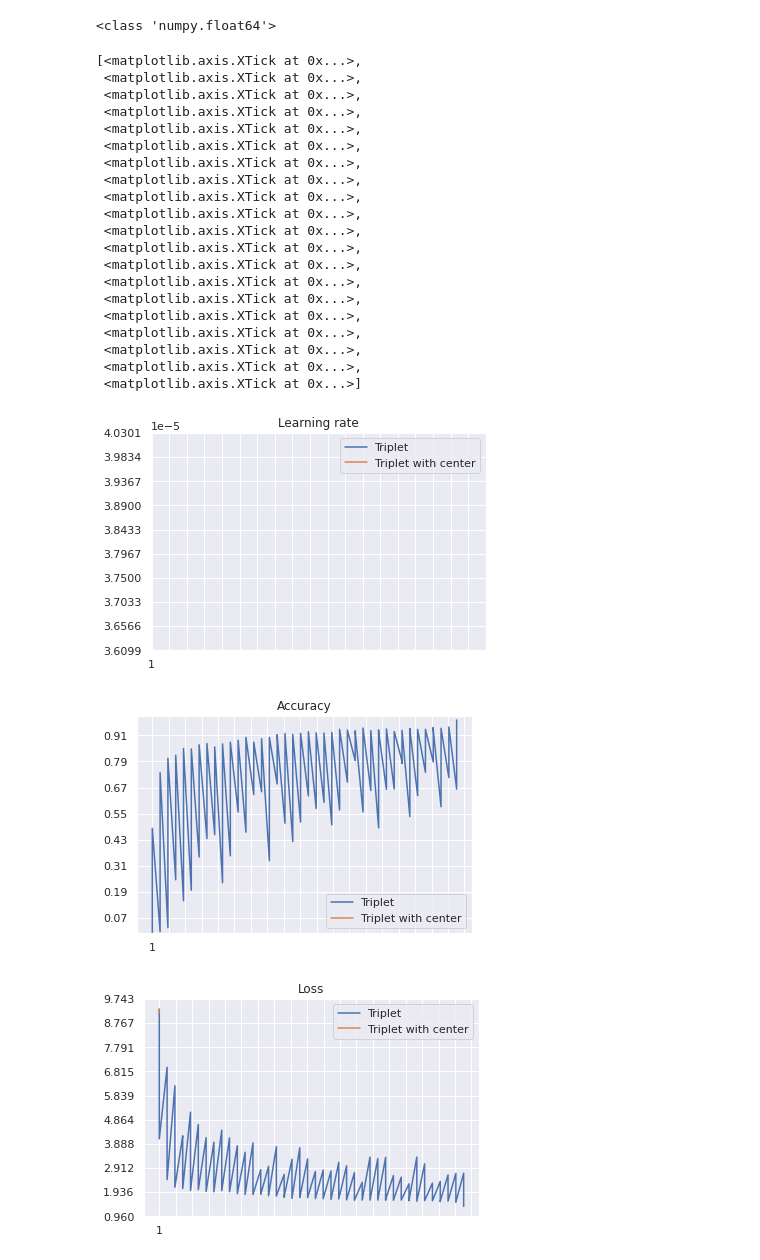
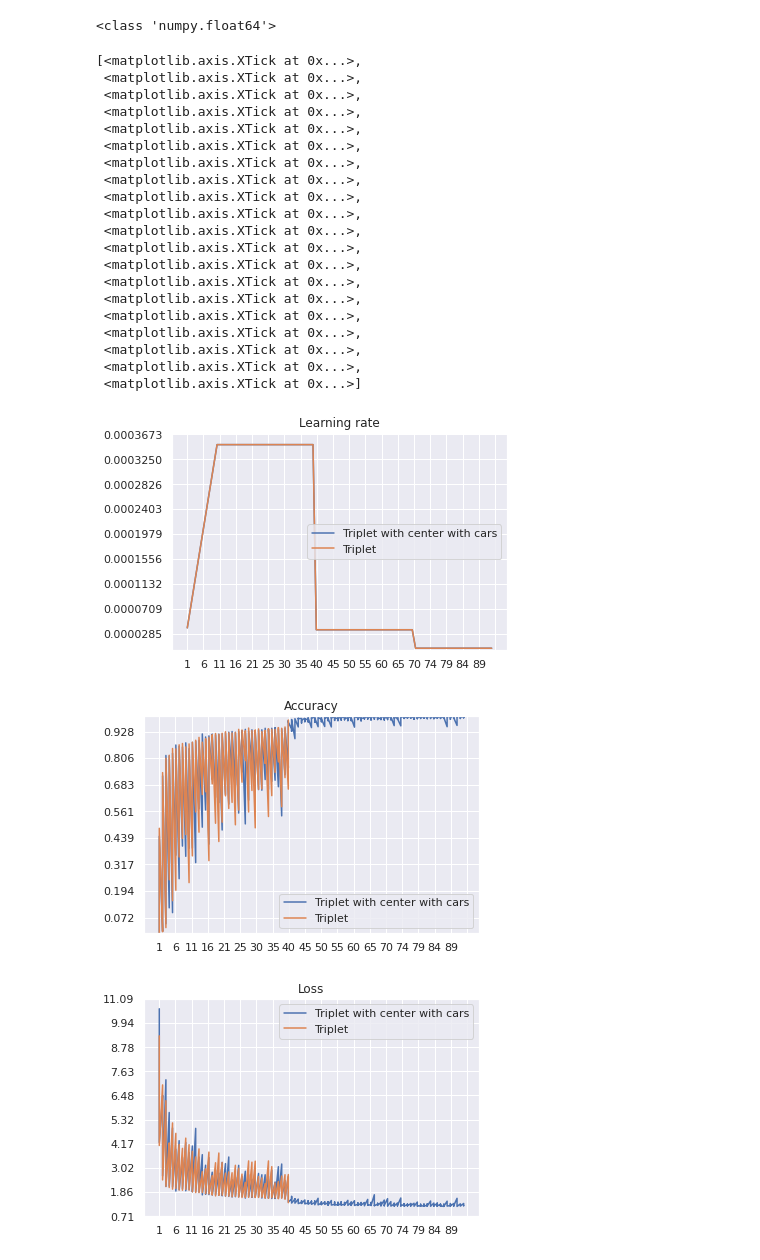
Before and after one commit to nodiz/reid-strong-baseline, a Jupyter notebook: plot log.ipynb, the cells around one changed output. Saved outputs shown, nothing was run; the diff lists cells and outputs as text; code cells hidden in the pictures.

```diff
--- a/plot log.ipynb
+++ b/plot log.ipynb
@@ -4,7 +4,7 @@ import matplotlib.pyplot as plt
 import re
 import string
 # %%
-f = open("logs/center/log.txt", "r")
+f = open("logs/cars/log.txt", "r")
 
 
 Epoch=np.array([])
@@ -67,55 +78,56 @@ import seaborn as sns
 sns.set()
 
 plt.title('Learning rate')
+plt.plot(Epoch,Lr,label='Triplet with center with cars')
 plt.plot(simulation1[0][:],simulation1[1][:].astype(np.float),label='Triplet')
-plt.plot(Epoch,Lr,label='Triplet with center')
 plt.legend()
 ax = plt.gca()
 ymin, ymax = ax.get_ylim()
 ax.set_yticks(np.linspace(ymin,ymax,10))
-ax.set_xticks(np.linspace(0,40,20))
+ax.set_xticks(np.linspace(0,93,20))
+ax.set_ylim((0,0.00037))
 
 plt.figure()
 plt.title('Accuracy')
+plt.plot(Epoch,Acc,label='Triplet with center with cars')
 plt.plot(simulation[0][:]-1,simulation[2][:],label='Triplet')
-plt.plot(Epoch,Acc,label='Triplet with center')
 plt.legend()
 ax = plt.gca()
 ymin, ymax = ax.get_ylim()
 ax.set_yticks(np.linspace(ymin,ymax,10))
-ax.set_xticks(np.linspace(0,40,20))
+ax.set_xticks(np.linspace(0,93,20))
 ax.set_ylim((0,1))
 
 plt.figure()
 plt.title('Loss')
+plt.plot(Epoch,Loss,label='Triplet with center with cars')
 plt.plot(simulation[0][:]-1,simulation[3][:],label='Triplet')
-plt.plot(Epoch,Loss,label='Triplet with center')
 plt.legend()
 ax = plt.gca()
 ymin, ymax = ax.get_ylim()
 ax.set_yticks(np.linspace(ymin,ymax,10))
-ax.set_xticks(np.linspace(0,40,20))
+ax.set_xticks(np.linspace(0,93,20))
 # %% [output]
 [<matplotlib.axis.XTick at 0x...>,
  <matplotlib.axis.XTick at 0x...>,
  <matplotlib.axis.XTick at 0x...>,
  <matplotlib.axis.XTick at 0x...>,
  <matplotlib.axis.XTick at 0x...>,
  <matplotlib.axis.XTick at 0x...>,
  <matplotlib.axis.XTick at 0x...>,
  <matplotlib.axis.XTick at 0x...>,
  <matplotlib.axis.XTick at 0x...>,
  <matplotlib.axis.XTick at 0x...>,
  <matplotlib.axis.XTick at 0x...>,
  <matplotlib.axis.XTick at 0x...>,
  <matplotlib.axis.XTick at 0x...>,
  <matplotlib.axis.XTick at 0x...>,
  <matplotlib.axis.XTick at 0x...>,
  <matplotlib.axis.XTick at 0x...>,
  <matplotlib.axis.XTick at 0x...>,
  <matplotlib.axis.XTick at 0x...>,
  <matplotlib.axis.XTick at 0x...>,
  <matplotlib.axis.XTick at 0x...>]
-[figure, old version]
+[figure, new version]
-[figure, old version]
+[figure, new version]
-[figure, old version]
+[figure, new version]
```
Also changed, not shown: parts of 3 cells of this notebook, 2 other files.
